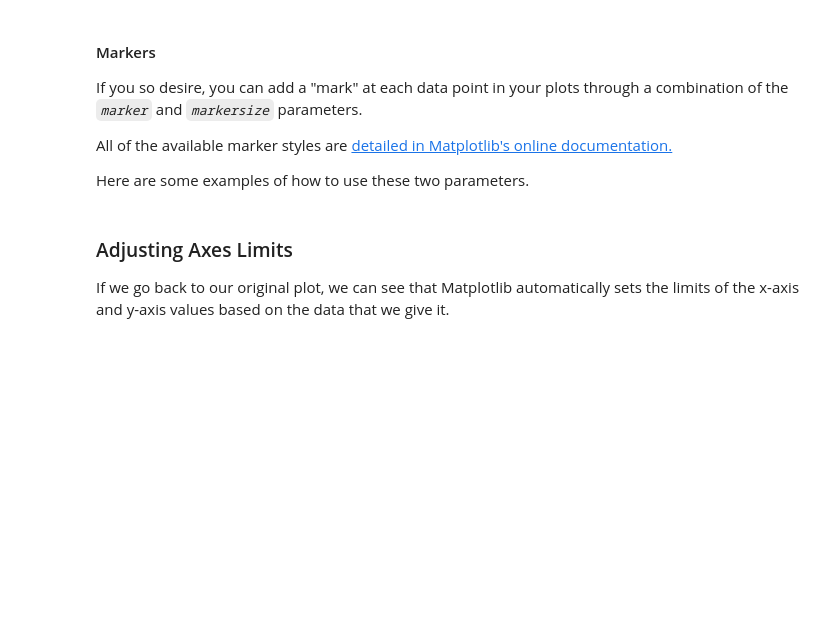
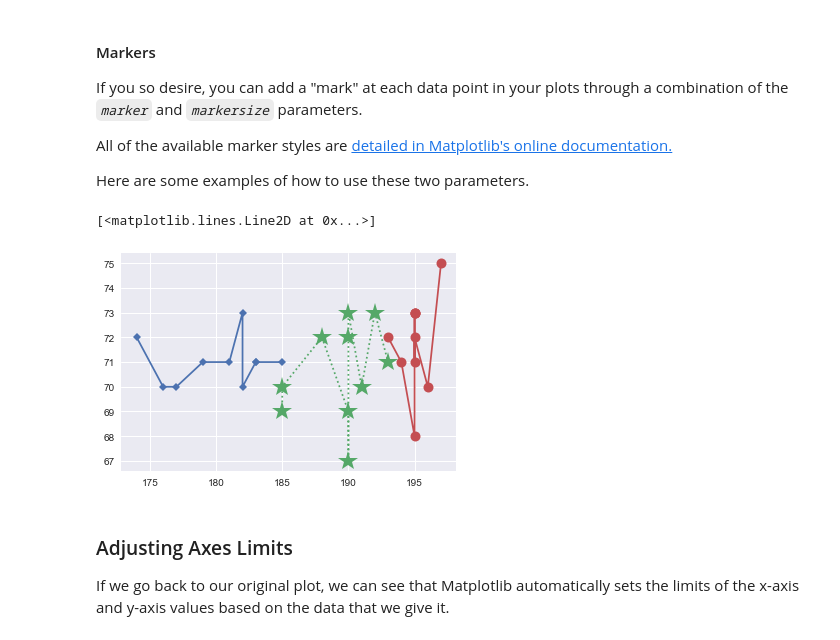
Before and after one commit to ssomanch/ITAO30210_Fall_2021, a Jupyter notebook: Lecture_19_Matplotlib_Nov_02.ipynb, the cells around one changed output. Saved outputs shown, nothing was run; the diff lists cells and outputs as text; code cells hidden in the pictures; blank space fills up the shorter version.

```diff
--- a/Lecture_19_Matplotlib_Nov_02.ipynb
+++ b/Lecture_19_Matplotlib_Nov_02.ipynb
@@ -230,18 +337,21 @@ Here are some examples of how to use these two parameters.
 # %%
 figure, axes = plt.subplots()
 
 # Use diamond markers
 axes.plot(nd_football_roster['Weight'][:10], nd_football_roster['Height'][:10],
           marker='D', markersize=5)
 
 # You can combine linestyle and markers
 # Here we will use a star marker
 axes.plot(nd_football_roster['Weight'][10:20], nd_football_roster['Height'][10:20],
           linestyle='dotted', marker='*', markersize=20)
 
 # Circle Markers
 axes.plot(nd_football_roster['Weight'][20:30], nd_football_roster['Height'][20:30],
-          marker='o', markersize=5)
+          marker='o', markersize=10)
+# %% [output]
+[<matplotlib.lines.Line2D at 0x...>]
+[figure, added]
 # %% [markdown]
 ### Adjusting Axes Limits
 If we go back to our original plot, we can see that Matplotlib automatically sets the limits of the x-axis and y-axis values based on the data that we give it.
```
Also changed, not shown: parts of 41 cells of this notebook.
